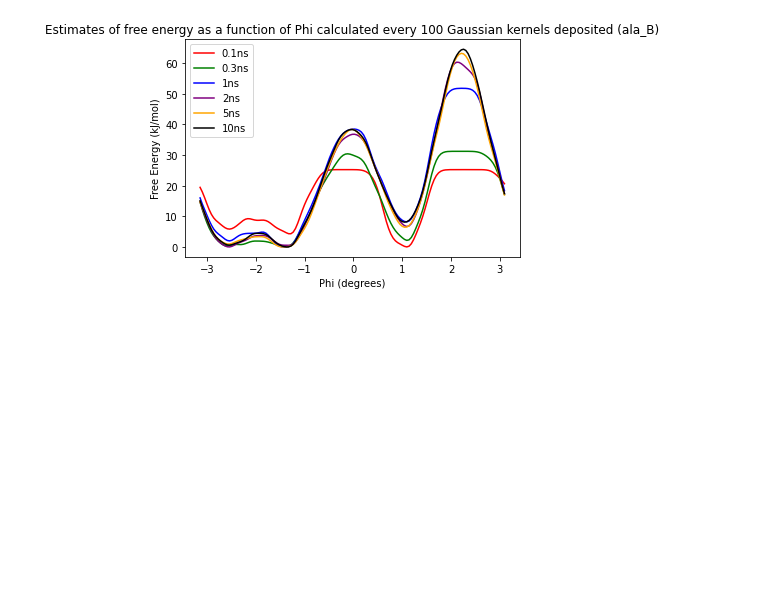
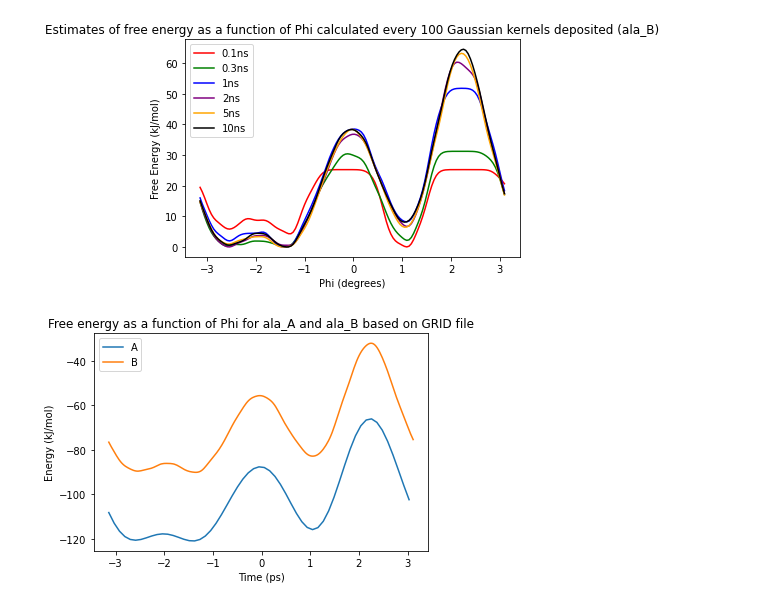
Before and after one commit to ac7407/comp-lab-class, a Jupyter notebook: Week6/Analysis/METAD-ala_A_B.ipynb, the cells around one changed output. Cells and saved outputs as stored; diff of their text form; code cells hidden in the pictures; blank space fills up the shorter version.

```diff
--- a/Week6/Analysis/METAD-ala_A_B.ipynb
+++ b/Week6/Analysis/METAD-ala_A_B.ipynb
@@ -133,3 +133,22 @@ plt.show()
 # %% [output]
 [figure]
 [figure]
+# %%
+# import modules
+import matplotlib.pyplot as plt
+import numpy as np
+
+# read into data from GRID file
+data_7 = np.loadtxt('/home/ac7407/comp-class/comp-lab-class/Week6/masterclass-21-4/masterclass-21-4/data/diala/ala_A/COLVAR_A.grid.dat')
+data_8 = np.loadtxt('/home/ac7407/comp-class/comp-lab-class/Week6/masterclass-21-4/masterclass-21-4/data/diala/ala_B/COLVAR_B.grid.dat')
+
+# plot the negative of the energy
+plt.plot(data_7[:,0], -data_7[:,1], label='A')
+plt.plot(data_8[:,0], -data_8[:,1], label='B')
+plt.xlabel('Time (ps)')
+plt.ylabel('Energy (kJ/mol)')
+plt.title('Free energy as a function of Phi for ala_A and ala_B based on GRID file')
+plt.legend()
+plt.show()
+# %% [output]
+[figure, added]
```
Also changed, not shown: 1 other file.
